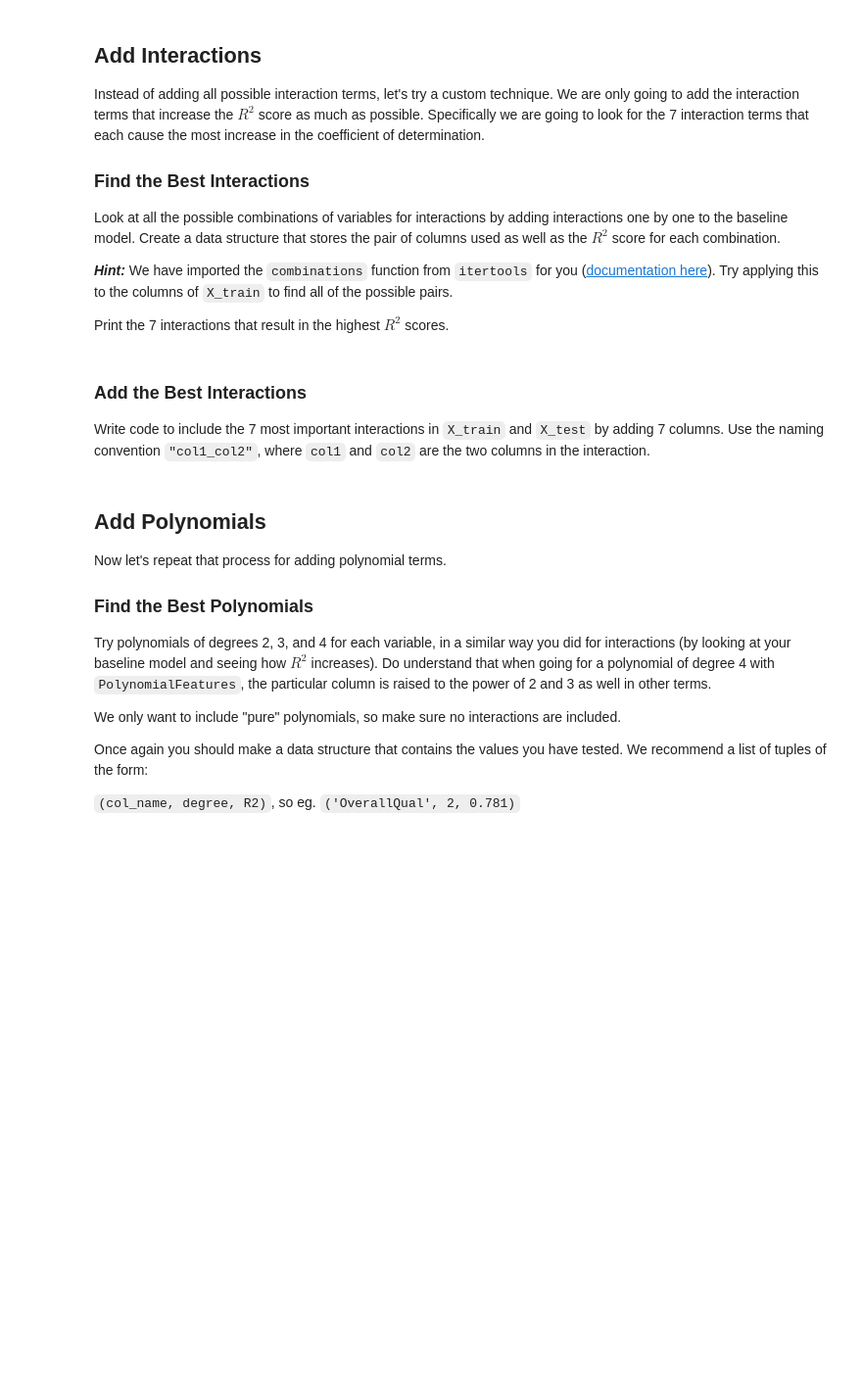
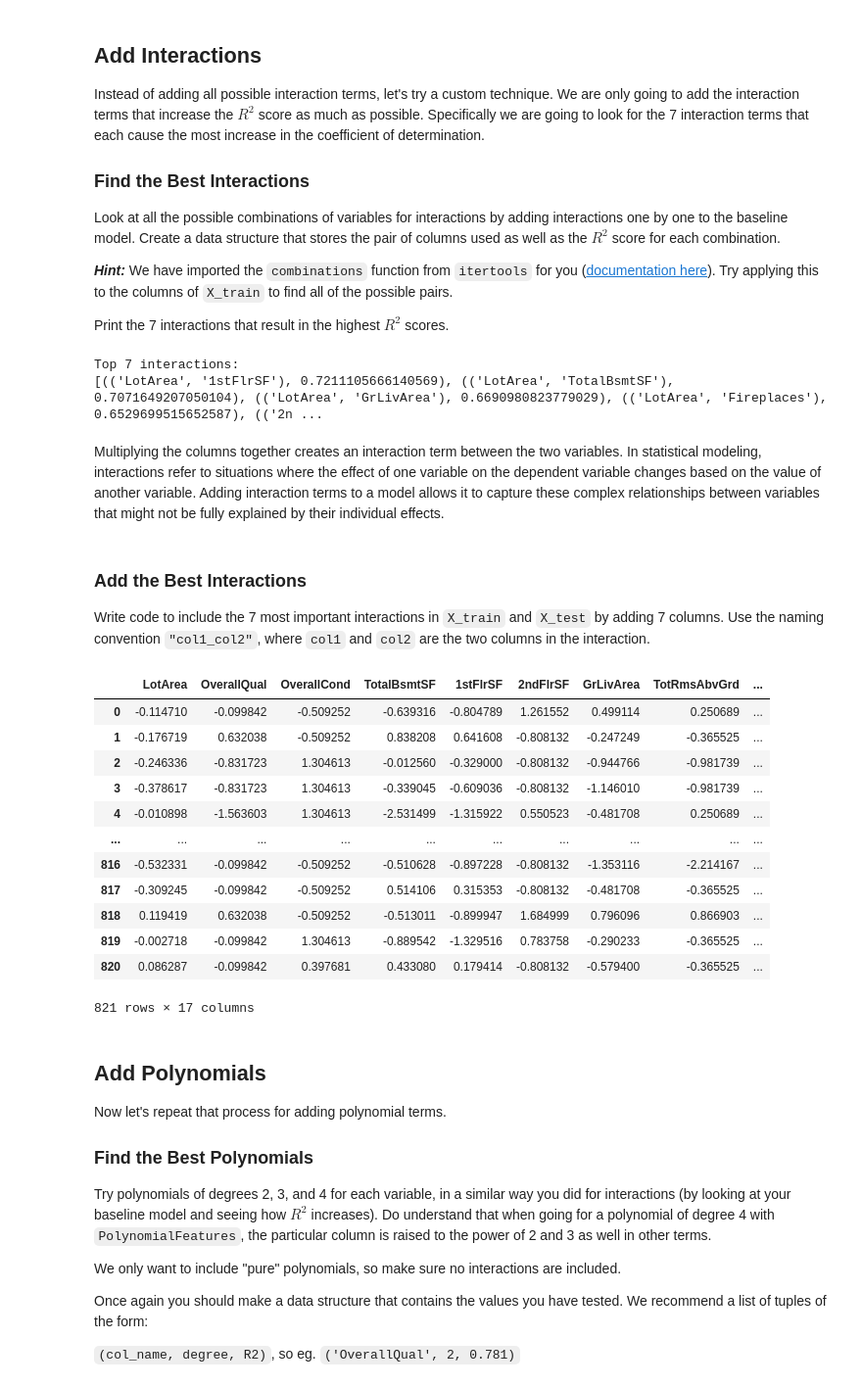
Before and after one commit to cristopher-d-delgado/dsc-extensions-to-linear-models-lab, a Jupyter notebook: index.ipynb, the cells around one changed output. Shown at 98% size. Saved outputs shown, nothing was run; the diff lists cells and outputs as text; code cells hidden in the pictures; blank space fills up the shorter version.

```diff
--- a/index.ipynb
+++ b/index.ipynb
@@ -120,23 +120,32 @@ Print the 7 interactions that result in the highest $R^2$ scores.
 # Your code here
 
 # Set up data structure
-
+interactions = []
 
 # Find combinations of columns and loop over them
-
+column_pairs = list(combinations(X_train.columns, 2))
+for (col1 , col2) in column_pairs:
     # Make copies of X_train and X_test
-
-
+    features_train = X_train.copy()
+    features_test = X_test.copy()
     # Add interaction term to data
-
-
+    features_train["interaction"] = features_train[col1] * features_train[col2] # Create interaction term
+    features_test["interaction"] = features_test[col1] * features_test[col2] # Create interaction term
     # Find r-squared score (fit on training data, evaluate on test data)
-
+    score = LinearRegression().fit(features_train, y_train).score(features_test, y_test)
 
     # Append to data structure
-
+    interactions.append(((col1, col2), score))
 
 # Sort and subset the data structure to find the top 7
+top_7_interactions = sorted(interactions, key=lambda record: record[1], reverse=True)[:7]
+print("Top 7 interactions:")
+print(top_7_interactions)
+# %% [output]
+Top 7 interactions:
+[(('LotArea', '1stFlrSF'), 0.7211105666140569), (('LotArea', 'TotalBsmtSF'), 0.7071649207050104), (('LotArea', 'GrLivArea'), 0.6690980823779029), (('LotArea', 'Fireplaces'), 0.6529699515652587), (('2n ...
+# %% [markdown]
+Multiplying the columns together creates an interaction term between the two variables. In statistical modeling, interactions refer to situations where the effect of one variable on the dependent variable changes based on the value of another variable. Adding interaction terms to a model allows it to capture these complex relationships between variables that might not be fully explained by their individual effects.
 # %% [markdown]
 ### Add the Best Interactions
 
@@ -144,13 +153,31 @@ Write code to include the 7 most important interactions in `X_train` and `X_test
 # %%
 # Your code here
 
 # Loop over top 7 interactions
+for record in top_7_interactions:
+    # Extract column names from data structure
+    col1, col2 = record[0]
+    # Construct new column name
+    new_col_name = col1 + "_" + col2
+    # Add new column to X_train and X_test
+    X_train[new_col_name] = X_train[col1] * X_train[col2]
+    X_test[new_col_name] = X_test[col1] * X_test[col2]
 
-    # Extract column names from data structure
-
-    # Construct new column name
-
-    # Add new column to X_train and X_test
+X_train
+# %% [output]
+|  | LotArea | OverallQual | OverallCond | TotalBsmtSF | 1stFlrSF | 2ndFlrSF | GrLivArea | TotRmsAbvGrd | ... |
+| 0 | -0.114710 | -0.099842 | -0.509252 | -0.639316 | -0.804789 | 1.261552 | 0.499114 | 0.250689 | ... |
+| 1 | -0.176719 | 0.632038 | -0.509252 | 0.838208 | 0.641608 | -0.808132 | -0.247249 | -0.365525 | ... |
+| 2 | -0.246336 | -0.831723 | 1.304613 | -0.012560 | -0.329000 | -0.808132 | -0.944766 | -0.981739 | ... |
+| 3 | -0.378617 | -0.831723 | 1.304613 | -0.339045 | -0.609036 | -0.808132 | -1.146010 | -0.981739 | ... |
+| 4 | -0.010898 | -1.563603 | 1.304613 | -2.531499 | -1.315922 | 0.550523 | -0.481708 | 0.250689 | ... |
+| ... | ... | ... | ... | ... | ... | ... | ... | ... | ... |
+| 816 | -0.532331 | -0.099842 | -0.509252 | -0.510628 | -0.897228 | -0.808132 | -1.353116 | -2.214167 | ... |
+| 817 | -0.309245 | -0.099842 | -0.509252 | 0.514106 | 0.315353 | -0.808132 | -0.481708 | -0.365525 | ... |
+| 818 | 0.119419 | 0.632038 | -0.509252 | -0.513011 | -0.899947 | 1.684999 | 0.796096 | 0.866903 | ... |
+| 819 | -0.002718 | -0.099842 | 1.304613 | -0.889542 | -1.329516 | 0.783758 | -0.290233 | -0.365525 | ... |
+| 820 | 0.086287 | -0.099842 | 0.397681 | 0.433080 | 0.179414 | -0.808132 | -0.579400 | -0.365525 | ... |
+821 rows × 17 columns
 # %% [markdown]
 ## Add Polynomials
 
```
Also changed, not shown: parts of 16 cells of this notebook.
